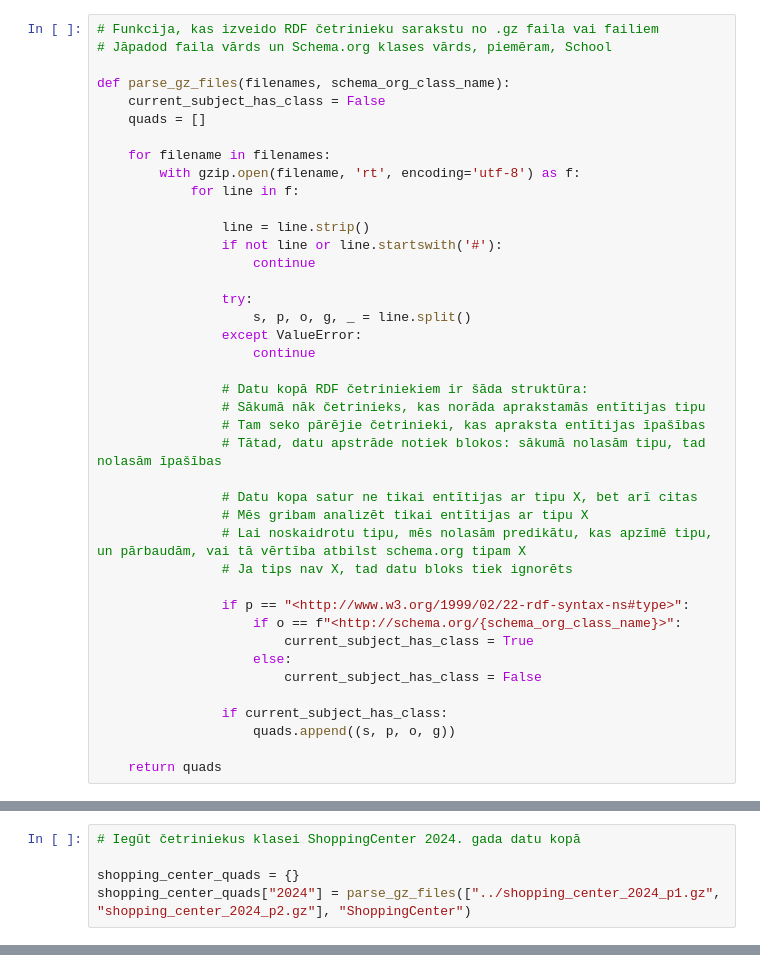
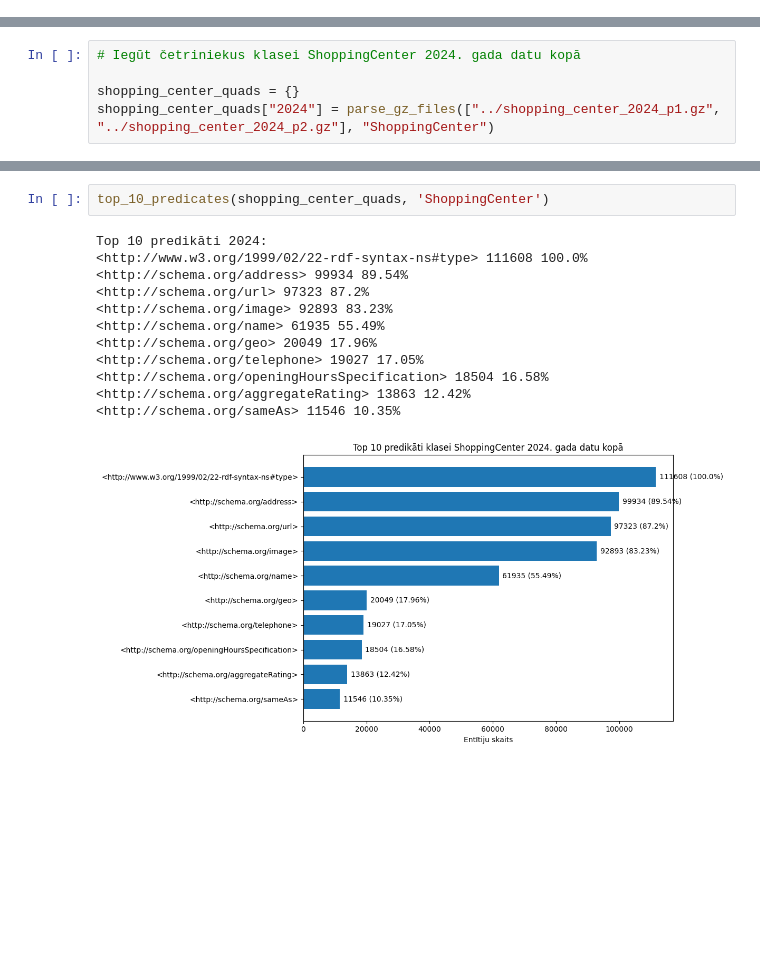
Before and after one commit to alexxxey0/SchemaOrg_Datu_Analize, a Jupyter notebook: analize_ShoppingCenter.ipynb, the cells around one changed output, grey strips where cells are left out. Drawn from its saved outputs; the diff is of its cells as text; blank space fills up the shorter version.

```diff
--- a/analize_ShoppingCenter.ipynb
+++ b/analize_ShoppingCenter.ipynb
@@ -8,41 +0,0 @@ from collections import Counter
-# %%
-# Funkcija, kas izveido RDF četrinieku sarakstu no .gz faila vai failiem
-# Jāpadod faila vārds un Schema.org klases vārds, piemēram, School
-
-def parse_gz_files(filenames, schema_org_class_name):
-    current_subject_has_class = False
-    quads = []
-
-    for filename in filenames:
-        with gzip.open(filename, 'rt', encoding='utf-8') as f:
-            for line in f:
-
-                line = line.strip()
-                if not line or line.startswith('#'):
-                    continue
-
-                try:
-                    s, p, o, g, _ = line.split()
-                except ValueError:
-                    continue
-
-                # Datu kopā RDF četriniekiem ir šāda struktūra:
-                # Sākumā nāk četrinieks, kas norāda aprakstamās entītijas tipu
-                # Tam seko pārējie četrinieki, kas apraksta entītijas īpašības
-                # Tātad, datu apstrāde notiek blokos: sākumā nolasām tipu, tad nolasām īpašības
-
-                # Datu kopa satur ne tikai entītijas ar tipu X, bet arī citas
-                # Mēs gribam analizēt tikai entītijas ar tipu X
-                # Lai noskaidrotu tipu, mēs nolasām predikātu, kas apzīmē tipu, un pārbaudām, vai tā vērtība atbilst schema.org tipam X
-                # Ja tips nav X, tad datu bloks tiek ignorēts
-
-                if p == "<http://www.w3.org/1999/02/22-rdf-syntax-ns#type>":
-                    if o == f"<http://schema.org/{schema_org_class_name}>":
-                        current_subject_has_class = True
-                    else:
-                        current_subject_has_class = False
-
-                if current_subject_has_class:
-                    quads.append((s, p, o, g))
-
-    return quads
@@ -50,4 +6,4 @@ def parse_gz_files(filenames, schema_org_class_name):
 # Iegūt četriniekus klasei ShoppingCenter 2024. gada datu kopā
 
 shopping_center_quads = {}
-shopping_center_quads["2024"] = parse_gz_files(["../shopping_center_2024_p1.gz", "shopping_center_2024_p2.gz"], "ShoppingCenter")
+shopping_center_quads["2024"] = parse_gz_files(["../shopping_center_2024_p1.gz", "../shopping_center_2024_p2.gz"], "ShoppingCenter")
@@ -86,0 +10,15 @@ Top 10 predikāti 2024:
+# %%
+top_10_predicates(shopping_center_quads, 'ShoppingCenter')
+# %% [output]
+Top 10 predikāti 2024:
+<http://www.w3.org/1999/02/22-rdf-syntax-ns#type> 111608 100.0%
+<http://schema.org/address> 99934 89.54%
+<http://schema.org/url> 97323 87.2%
+<http://schema.org/image> 92893 83.23%
+<http://schema.org/name> 61935 55.49%
+<http://schema.org/geo> 20049 17.96%
+<http://schema.org/telephone> 19027 17.05%
+<http://schema.org/openingHoursSpecification> 18504 16.58%
+<http://schema.org/aggregateRating> 13863 12.42%
+<http://schema.org/sameAs> 11546 10.35%
+[figure, added]
```
Also changed, not shown: parts of 4 cells of this notebook, 5 other files.
